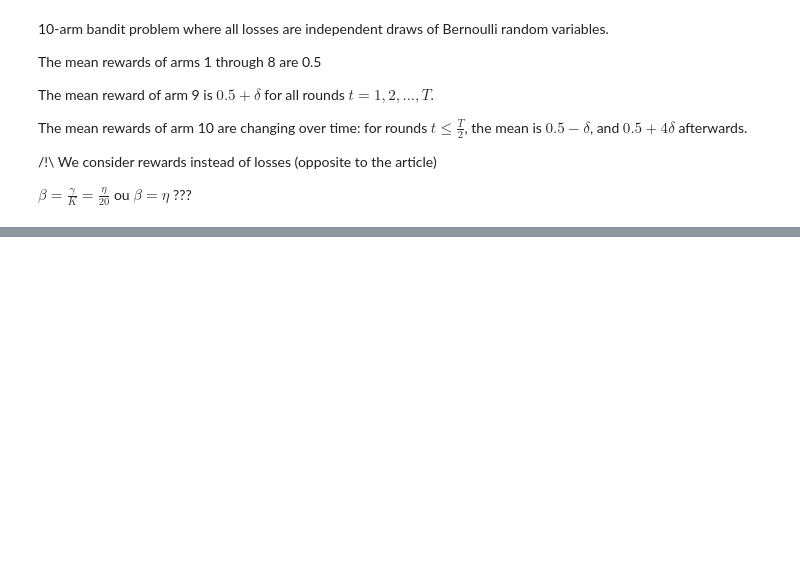
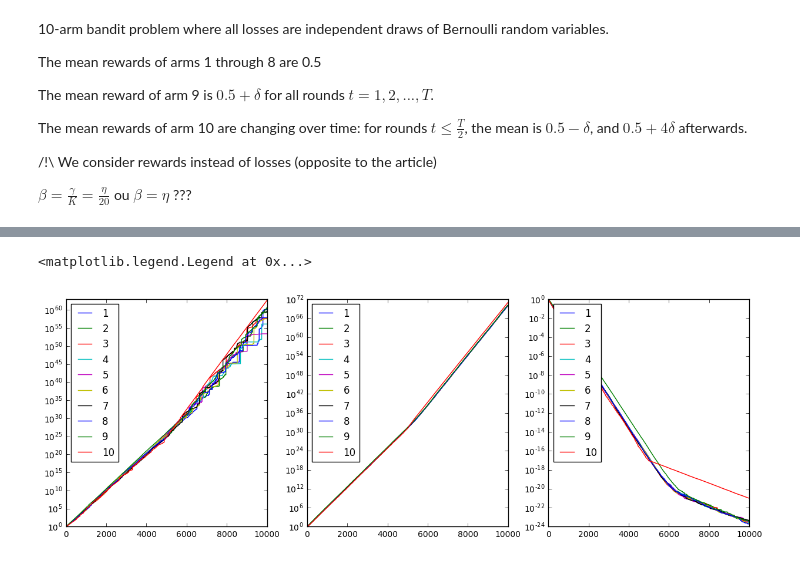
Before and after one commit to NicolasSchreuder/AdversarialBandit, a Jupyter notebook: SwitchingBandit.ipynb, the cells around one changed output, grey strips where cells are left out. Cells and saved outputs as stored; diff of their text form; code cells hidden in the pictures; blank space fills up the shorter version.

```diff
--- a/SwitchingBandit.ipynb
+++ b/SwitchingBandit.ipynb
@@ -109,20 +142,23 @@ base_parameter = np.sqrt(np.log(K) / T * K)
 eta = 0.4 * base_parameter
 
 Weights = np.zeros((3, T, K))
+Probas = np.zeros((3,T,K))
 Rewards = np.zeros((3, T))
 nb_iter = 50
 for i in range(nb_iter):
-    rew, weights_exp = exp3_Bianchi(MAB_IX, T, eta)
-    rew_P, weights_expP = exp3P_Bianchi(MAB_IX, T, beta=eta, gamma=min(0.95, eta), eta=eta)
-    rew_IX, weights_expIX = exp3_IX(MAB_IX, T, eta, eta / 2)
+    rew, weights_exp, proba_hist_exp3 = exp3_Bianchi(MAB_IX, T, eta, gamma=eta)
+    rew_P, weights_expP, proba_hist_exp3P = exp3P_Bianchi(MAB_IX, T, beta=eta, gamma=min(0.95, eta), eta=eta)
+    rew_IX, weights_expIX, proba_hist_expIX = exp3_IX(MAB_IX, T, eta, eta / 2)
     rew_cumsum = np.cumsum(rew)
     rewP_cumsum = np.cumsum(rew_P)
     rewIX_cumsum = np.cumsum(rew_IX)
     Rewards += [rew_cumsum, rewP_cumsum, rewIX_cumsum]
     Weights += [weights_exp, weights_expP, weights_expIX]
+    Probas += [proba_hist_exp3, proba_hist_exp3P, proba_hist_expIX]
 
 Rewards /= nb_iter
 Weights /= nb_iter
+Probas /= nb_iter
 # %%
 plt.plot(Rewards[0])
 plt.plot(Rewards[1])
@@ -131,14 +170,17 @@ plt.legend(["Exp3", "Exp3.P", "Exp3-IX"], loc="upper left")
 # %%
 plt.figure(figsize=(15, 5))
 plt.subplot(1,3,1)
-plt.plot(Weights[0].T)
+plt.plot(Weights[0])
 plt.semilogy()
 plt.legend([i+1 for i in range(10)], loc="upper left")
 plt.subplot(1,3,2)
 plt.plot(Weights[1])
 plt.semilogy()
 plt.legend([i+1 for i in range(10)], loc="upper left")
 plt.subplot(1,3,3)
 plt.plot(Weights[2])
 plt.semilogy()
 plt.legend([i+1 for i in range(10)], loc="upper left")
+# %% [output]
+<matplotlib.legend.Legend at 0x...>
+[figure, added]
```
Also changed, not shown: parts of 8 cells of this notebook, 2 other files.
